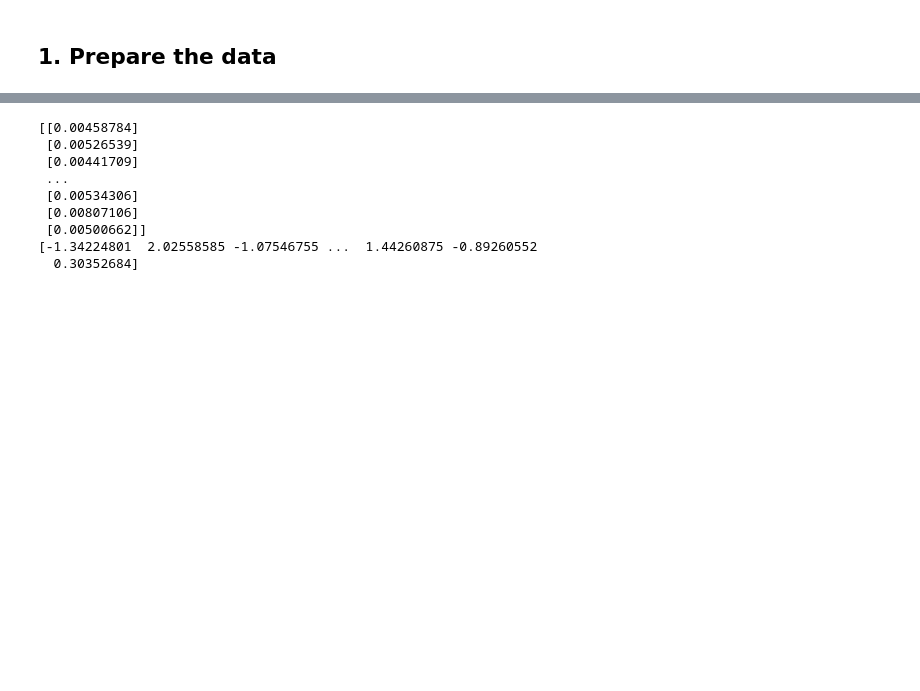
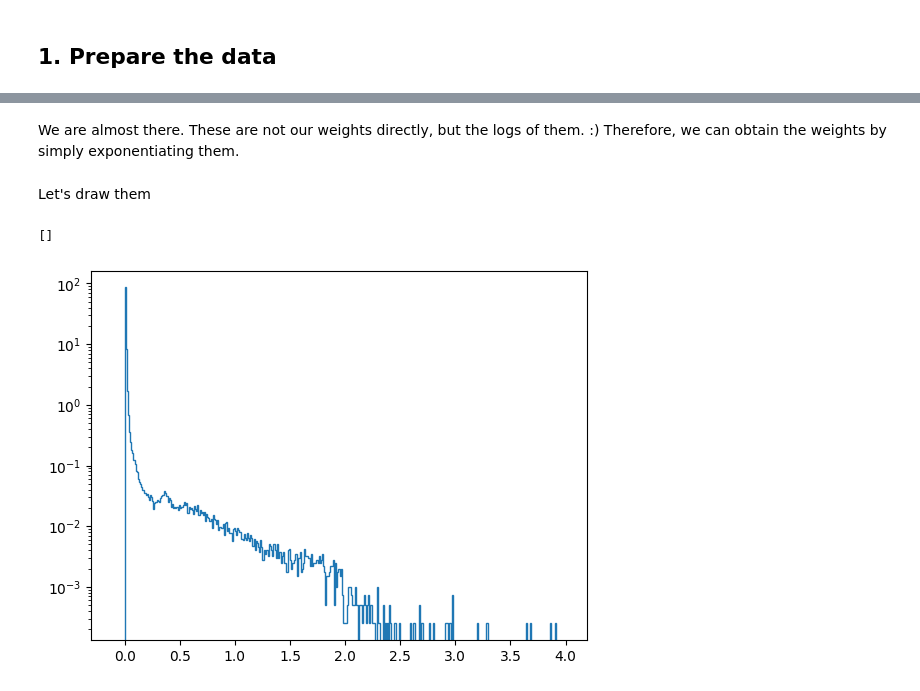
Before and after one commit to MarcoValente/nn-reweighter, a Jupyter notebook: notebooks/nn-reweighter.ipynb, the cells around one changed output, grey strips where cells are left out. Saved outputs shown, nothing was run; the diff lists cells and outputs as text; code cells hidden in the pictures; blank space fills up the shorter version.

```diff
--- a/notebooks/nn-reweighter.ipynb
+++ b/notebooks/nn-reweighter.ipynb
@@ -123,13 +157,13 @@ yhat_orig = model.predict( X_test )
+# %% [markdown]
+We are almost there. These are not our weights directly, but the logs of them. :) Therefore, we can obtain the weights by simply exponentiating them.
 # %%
-print(np.exp(yhat_orig))
-print(X_test[:,1][Y_test==0])
+weights = np.exp(yhat_orig)
-# %% [output]
-[[0.00458784]
- [0.00526539]
- [0.00441709]
- ...
- [0.00534306]
- [0.00807106]
- [0.00500662]]
-[-1.34224801  2.02558585 -1.07546755 ...  1.44260875 -0.89260552
-  0.30352684]
+# %% [markdown]
+Let's draw them
+# %%
+_ = plt.hist(weights, histtype='step',
+             bins=np.arange(-0.1,4.0,0.01), label='original', density=True)
+plt.semilogy()
+# %% [output]
+[]
+[figure, added]
```
Also changed, not shown: parts of 37 cells of this notebook.
